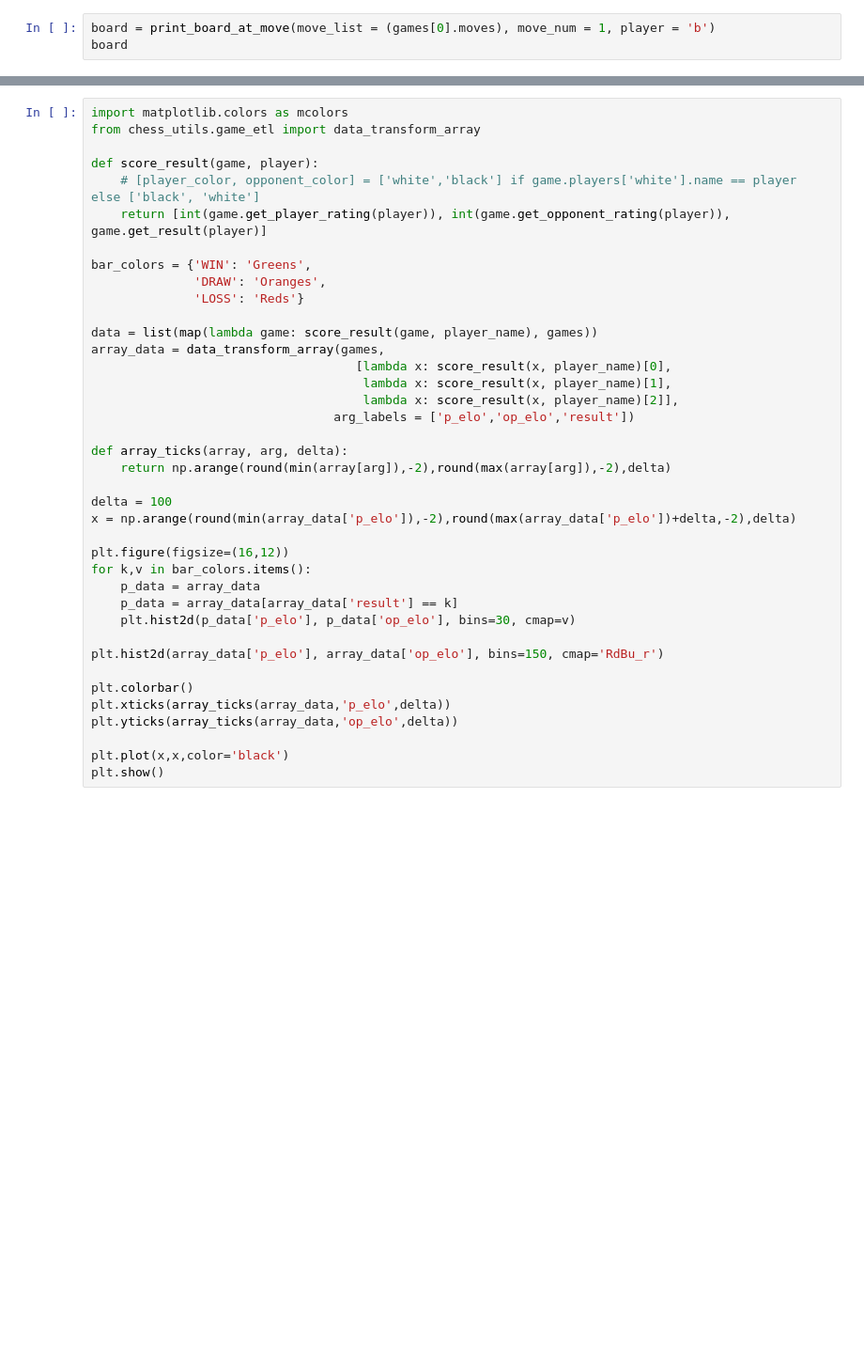
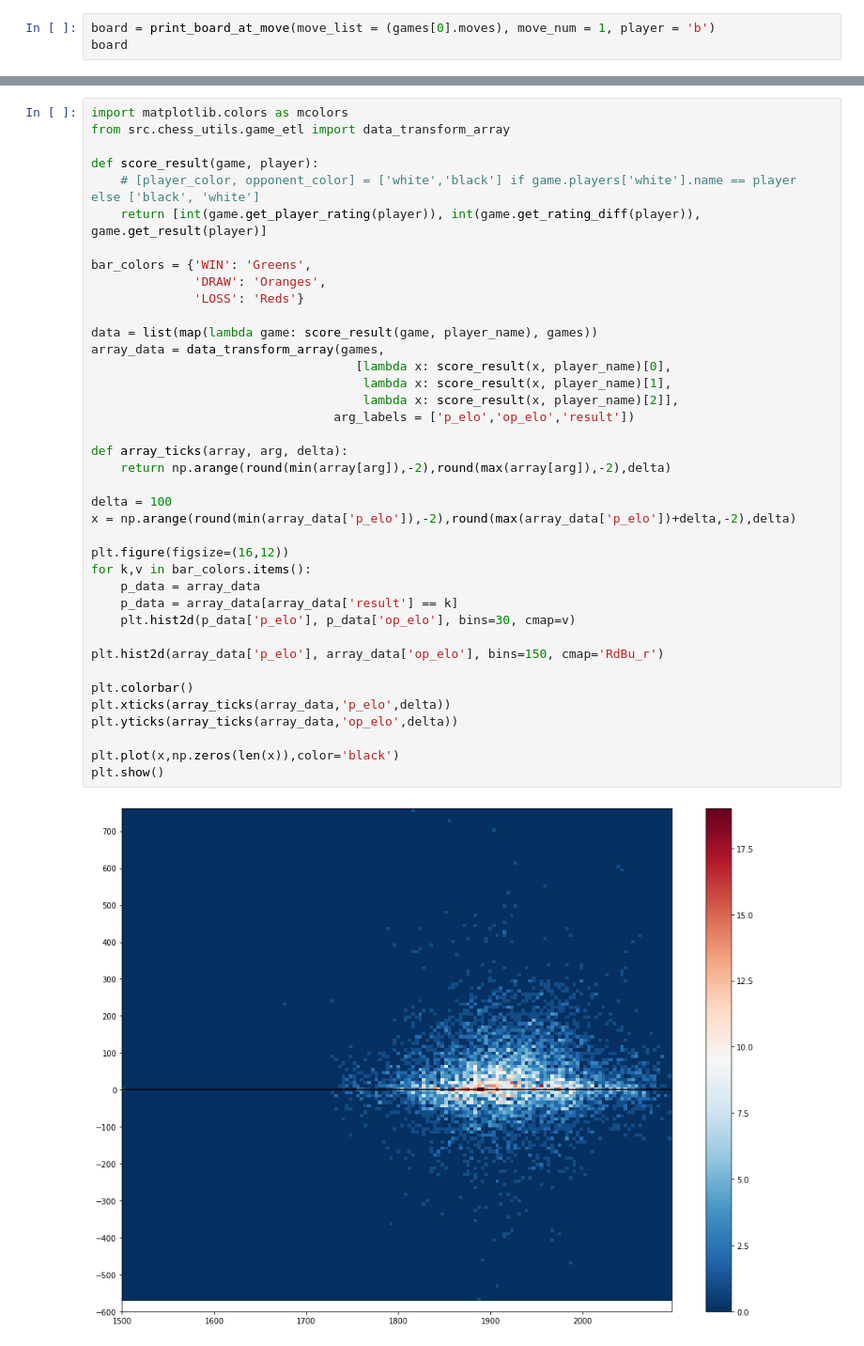
Before and after one commit to jorgedclopes/chess-analytics, a Jupyter notebook: src/data_visualization.ipynb, the cells around one changed output, grey strips where cells are left out. Shown at 94% size. Cells and saved outputs as stored; diff of their text form; blank space fills up the shorter version.

```diff
--- a/src/data_visualization.ipynb
+++ b/src/data_visualization.ipynb
@@ -228,42 +241,44 @@ print(list(boxed_domain))
 # %%
 import matplotlib.colors as mcolors
-from chess_utils.game_etl import data_transform_array
+from src.chess_utils.game_etl import data_transform_array
 
 def score_result(game, player):
     # [player_color, opponent_color] = ['white','black'] if game.players['white'].name == player else ['black', 'white']
-    return [int(game.get_player_rating(player)), int(game.get_opponent_rating(player)), game.get_result(player)]
+    return [int(game.get_player_rating(player)), int(game.get_rating_diff(player)), game.get_result(player)]
 
 bar_colors = {'WIN': 'Greens',
               'DRAW': 'Oranges',
               'LOSS': 'Reds'}
 
 data = list(map(lambda game: score_result(game, player_name), games))
 array_data = data_transform_array(games,
                                     [lambda x: score_result(x, player_name)[0],
                                      lambda x: score_result(x, player_name)[1],
                                      lambda x: score_result(x, player_name)[2]],
                                  arg_labels = ['p_elo','op_elo','result'])
 
 def array_ticks(array, arg, delta):
     return np.arange(round(min(array[arg]),-2),round(max(array[arg]),-2),delta)
 
 delta = 100
 x = np.arange(round(min(array_data['p_elo']),-2),round(max(array_data['p_elo'])+delta,-2),delta)
 
 plt.figure(figsize=(16,12))
 for k,v in bar_colors.items():
     p_data = array_data
     p_data = array_data[array_data['result'] == k]
     plt.hist2d(p_data['p_elo'], p_data['op_elo'], bins=30, cmap=v)
 
 plt.hist2d(array_data['p_elo'], array_data['op_elo'], bins=150, cmap='RdBu_r')
 
 plt.colorbar()
 plt.xticks(array_ticks(array_data,'p_elo',delta))
 plt.yticks(array_ticks(array_data,'op_elo',delta))
 
-plt.plot(x,x,color='black')
+plt.plot(x,np.zeros(len(x)),color='black')
 plt.show()
+# %% [output]
+[figure, added]
 # %%
 count_dict = count(lambda game: game.eco, games)
 arg = {k:v for k, v in sorted(count_dict.items(), key = lambda item:item[1], reverse=True)}
```
Also changed, not shown: parts of 7 cells of this notebook, 10 other files.
